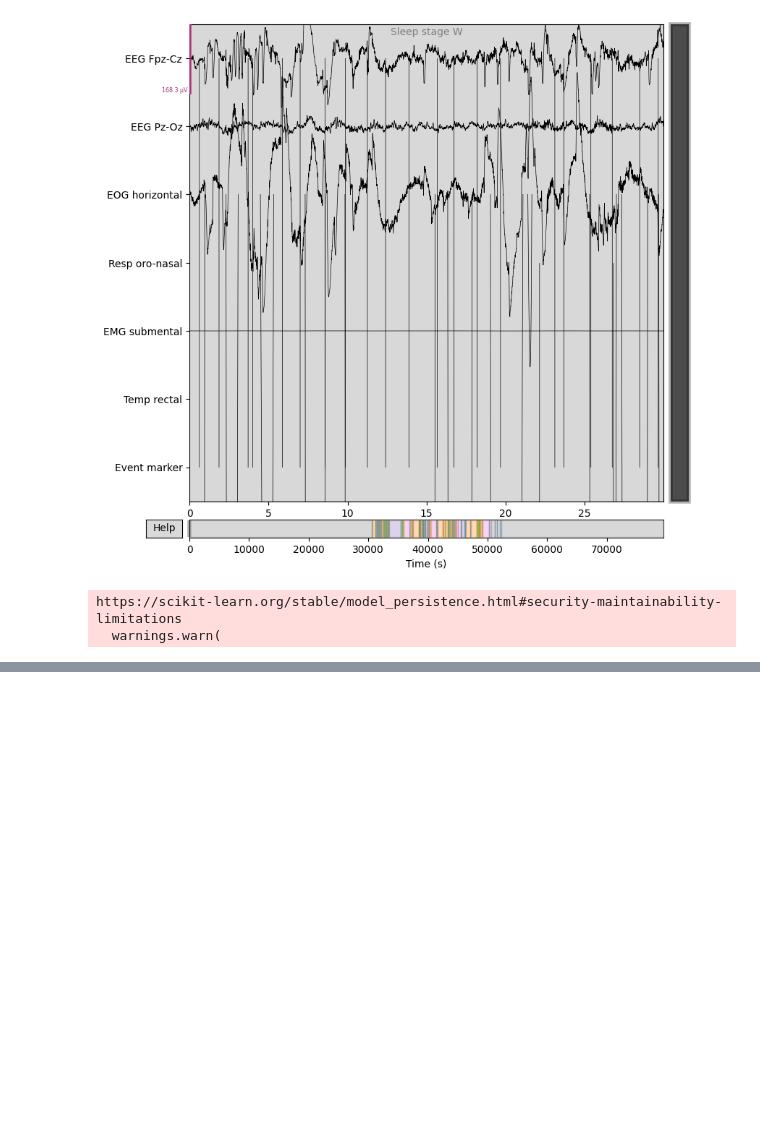
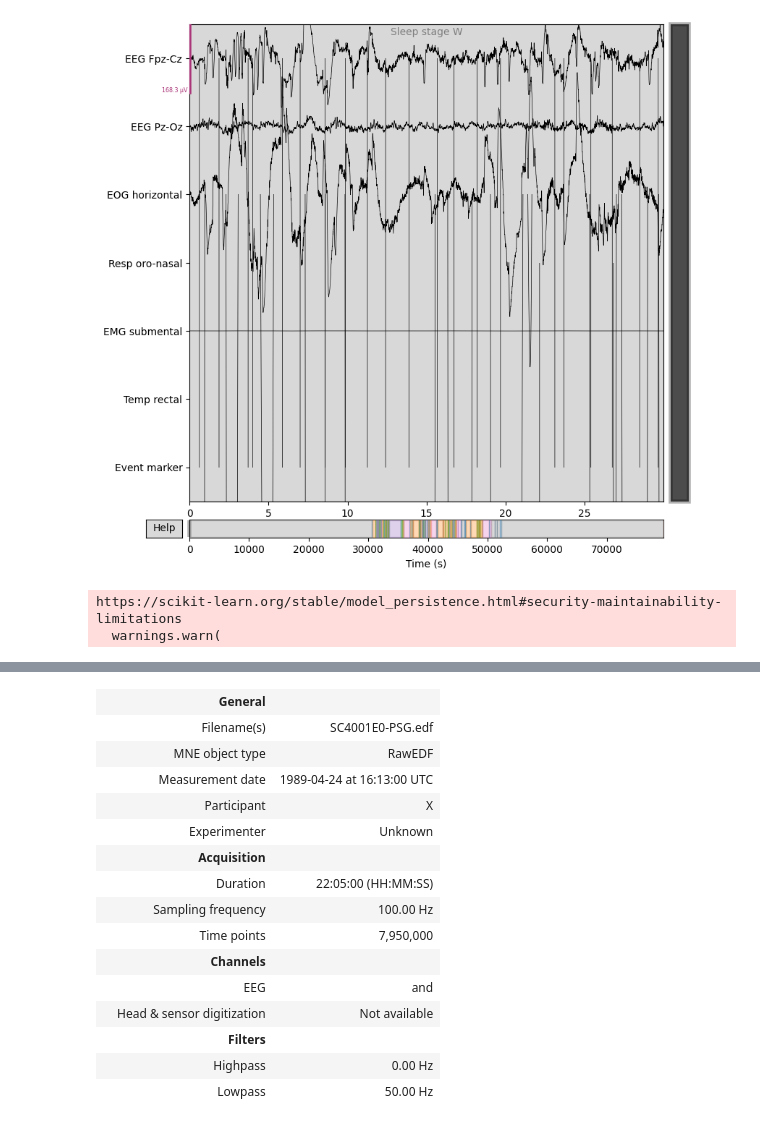
Before and after one commit to CarlaMalo/RobustSleepStaging, a Jupyter notebook: test.ipynb, the cells around one changed output, grey strips where cells are left out. Saved outputs shown, nothing was run; the diff lists cells and outputs as text; code cells hidden in the pictures; blank space fills up the shorter version.

```diff
--- a/test.ipynb
+++ b/test.ipynb
@@ -46,0 +65,29 @@ https://scikit-learn.org/stable/model_persistence.html#security-maintainability-
+# %%
+stages = hypno.hypno.astype(str).to_numpy()
+
+mne_annot_pred = mne.Annotations(
+    onset=np.arange(len(stages)) * 30,
+    duration=np.full(len(stages), 30.0),
+    description=[f"PRED_{s}" for s in stages],
+    orig_time=psg.info["meas_date"]
+)
+
+psg_pred = psg.copy()
+psg_pred.set_annotations(mne_annot_pred)
+# %% [output]
+|  | General |  |
+|  | Filename(s) | SC4001E0-PSG.edf |
+|  | MNE object type | RawEDF |
+|  | Measurement date | 1989-04-24 at 16:13:00 UTC |
+|  | Participant | X |
+|  | Experimenter | Unknown |
+|  | Acquisition |  |
+|  | Duration | 22:05:00 (HH:MM:SS) |
+|  | Sampling frequency | 100.00 Hz |
+|  | Time points | 7,950,000 |
+|  | Channels |  |
+|  | EEG | and |
+|  | Head & sensor digitization | Not available |
+|  | Filters |  |
+|  | Highpass | 0.00 Hz |
+|  | Lowpass | 50.00 Hz |
```
Also changed, not shown: parts of 4 cells of this notebook.
